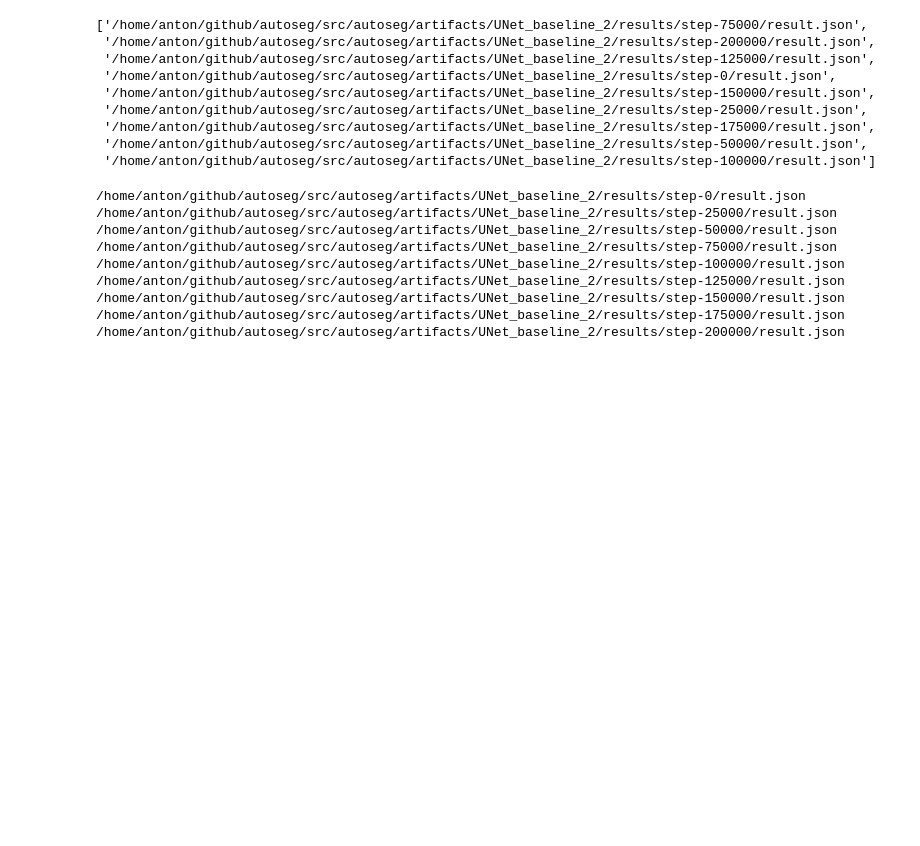
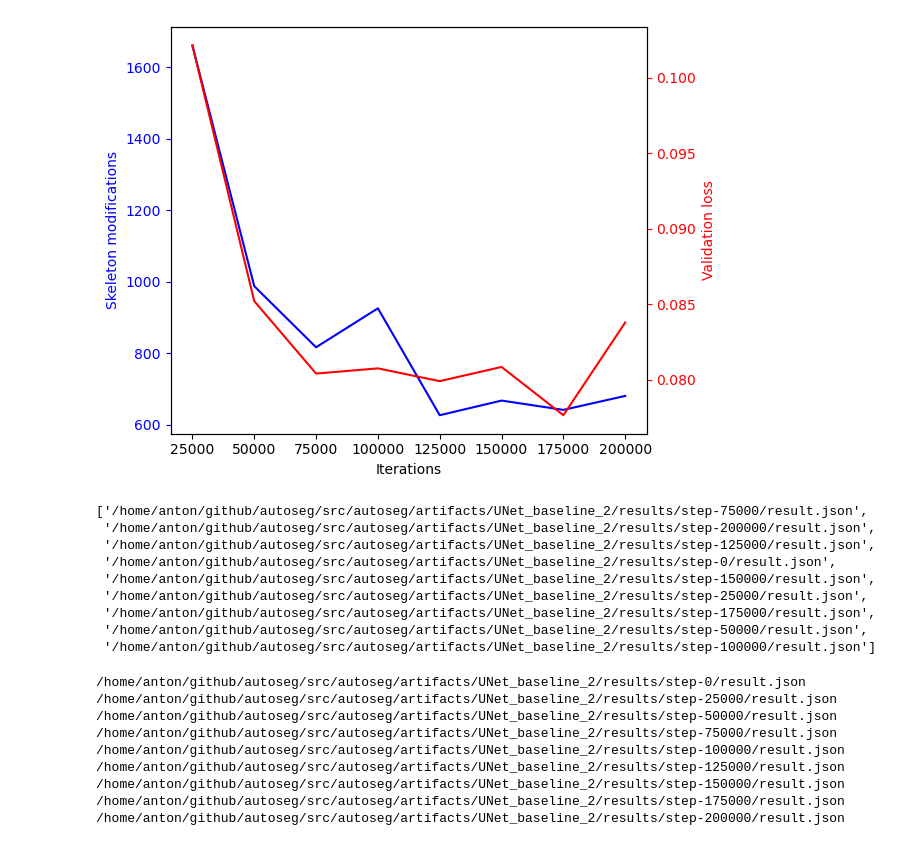
Before and after one commit to anforsm/autoseg, a Jupyter notebook: src/autoseg/results.ipynb, the cells around one changed output. Cells and saved outputs as stored; diff of their text form; code cells hidden in the pictures; blank space fills up the shorter version.

```diff
--- a/src/autoseg/results.ipynb
+++ b/src/autoseg/results.ipynb
@@ -56,3 +97,16 @@ compare_models(["UNet baseline 2", "UNet LSD 2", "UNet baseline schedule free 2"
+# %%
+fig, ax1 = plt.subplots()
+ax1.plot(its, edits, 'b-')
+ax1.set_xlabel('Iterations')
+ax1.set_ylabel('Skeleton modifications', color='b')
+ax1.tick_params('y', colors='b')
+ax2 = ax1.twinx()
+ax2.plot(its, loss, 'r-')
+ax2.set_ylabel('Validation loss', color='r')
+ax2.tick_params('y', colors='r')
+fig.tight_layout()
+# %% [output]
+[figure, added]
 # %%
 #model_name = "UNet LSD 2"
 model_name = "UNet baseline 2"
```
Also changed, not shown: parts of 6 cells of this notebook, 1 other file.
